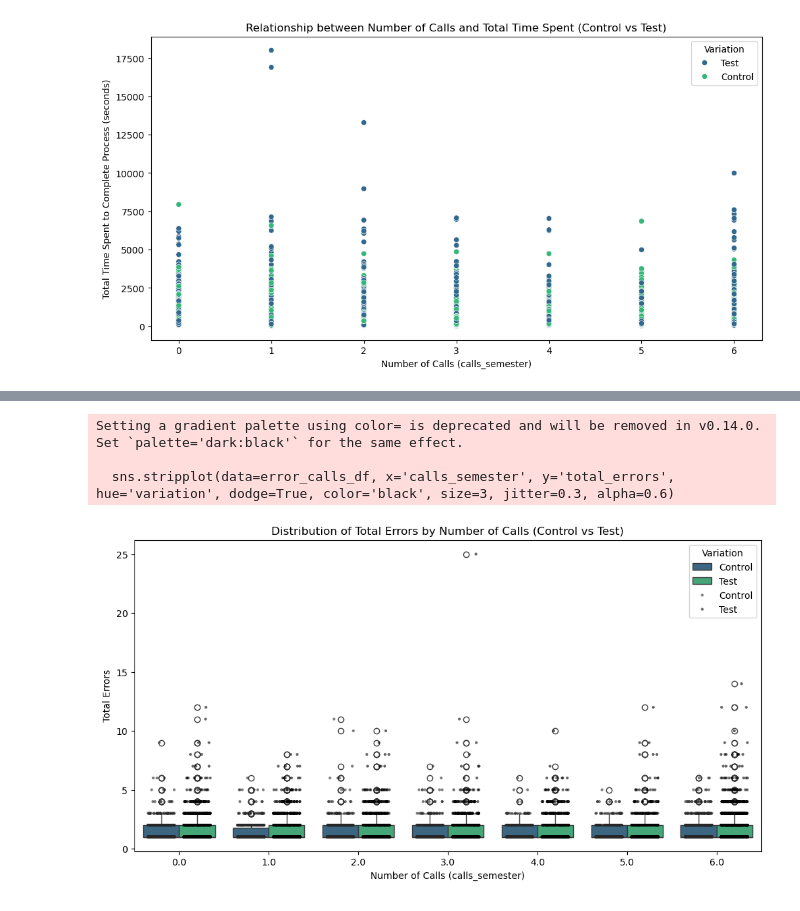
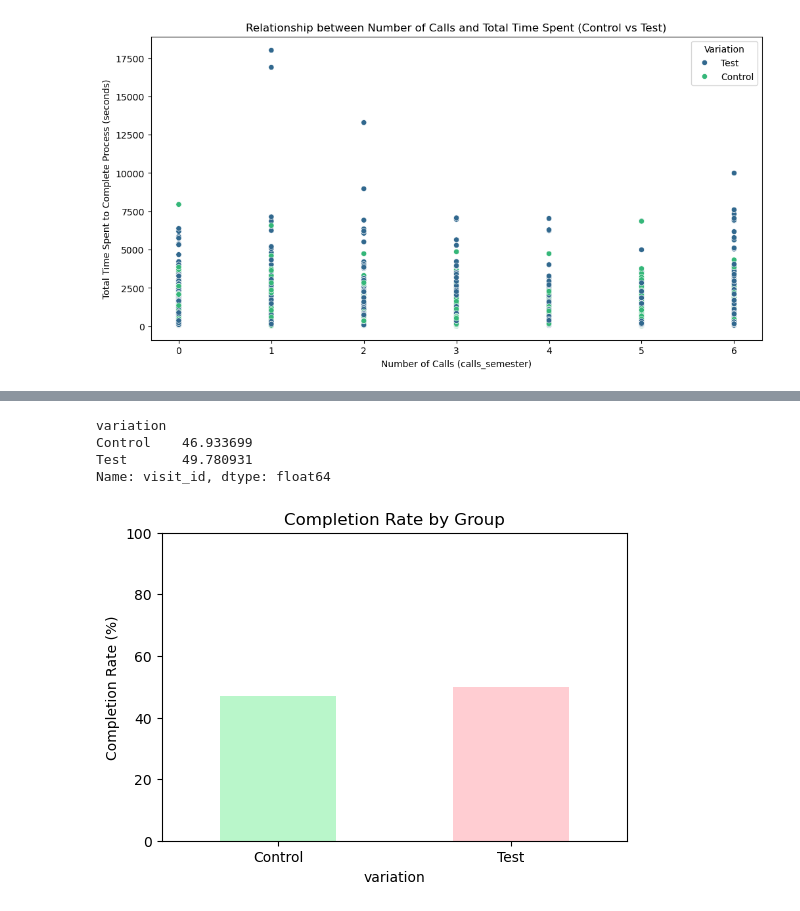
Before and after one commit to NancyEzzeddine/Vanguard-AB-TEST, a Jupyter notebook: ABITESTING_data.ipynb, the cells around one changed output, grey strips where cells are left out. Drawn from its saved outputs; the diff is of its cells as text; code cells hidden in the pictures.

```diff
--- a/ABITESTING_data.ipynb
+++ b/ABITESTING_data.ipynb
@@ -562,14 +484,44 @@ plt.show()
-# %%
-plt.figure(figsize=(12, 6))
-sns.boxplot(data=error_calls_df, x='calls_semester', y='total_errors', hue='variation', palette='viridis', dodge=True)
-sns.stripplot(data=error_calls_df, x='calls_semester', y='total_errors', hue='variation', dodge=True, color='black', size=3, jitter=0.3, alpha=0.6)
-plt.title("Distribution of Total Errors by Number of Calls (Control vs Test)")
-plt.xlabel("Number of Calls (calls_semester)")
-plt.ylabel("Total Errors")
-plt.legend(title="Variation")
-plt.show()
-# %% [output]
-Setting a gradient palette using color= is deprecated and will be removed in v0.14.0. Set `palette='dark:black'` for the same effect.
-
-  sns.stripplot(data=error_calls_df, x='calls_semester', y='total_errors', hue='variation', dodge=True, color='black', size=3, jitter=0.3, alpha=0.6)
-[figure, removed]
+# %%
+# Ensure 'date_time' is in datetime format
+df_final_copy['date_time'] = pd.to_datetime(df_final_copy['date_time'], errors='coerce')
+
+# Sort the DataFrame by 'visit_id' and 'date_time'
+df_ordered = df_final_copy.sort_values(by=['visit_id', 'date_time'], ignore_index=True)
+
+# Calculate 'time_spent' for each step by looking at the difference with the next step
+df_ordered['next_date_time'] = df_ordered.groupby('visit_id')['date_time'].shift(-1)
+df_ordered['time_spent'] = (df_ordered['next_date_time'] - df_ordered['date_time']).dt.total_seconds()
+
+# Filter to keep only visit_ids that have all required steps
+required_steps = {"start", "step_1", "step_2", "step_3", "confirm"}
+valid_visits = df_ordered.groupby('visit_id').filter(lambda x: required_steps.issubset(set(x['process_step'])))
+
+completion_counts = valid_visits.groupby('variation')['visit_id'].nunique()
+total_visits_counts = df_ordered.groupby('variation')['visit_id'].nunique()
+
+# Calculate completion rate as percentage of total visits per group
+completion_rate_corrected_final = (completion_counts / total_visits_counts) * 100
+
+# Display the completion rate for Control and Test groups
+completion_rate_corrected_final
+# %% [output]
+variation
+Control    46.933699
+Test       49.780931
+Name: visit_id, dtype: float64
+# %%
+import matplotlib.pyplot as plt
+
+# Set up the plot for Completion Rates
+plt.figure(figsize=(6, 4))
+
+# Create a bar plot for completion rates
+completion_rate_corrected_final.plot(kind='bar', color=['#B9F6CA', '#FFCDD2'], legend=False)
+plt.title('Completion Rate by Group')
+plt.ylabel('Completion Rate (%)')
+plt.ylim(0, 100)
+plt.xticks(rotation=0, fontsize=10)
+plt.yticks(fontsize=10)
+plt.show()
+# %% [output]
+[figure, added]
```
Also changed, not shown: parts of 10 cells of this notebook, 20 other files.
